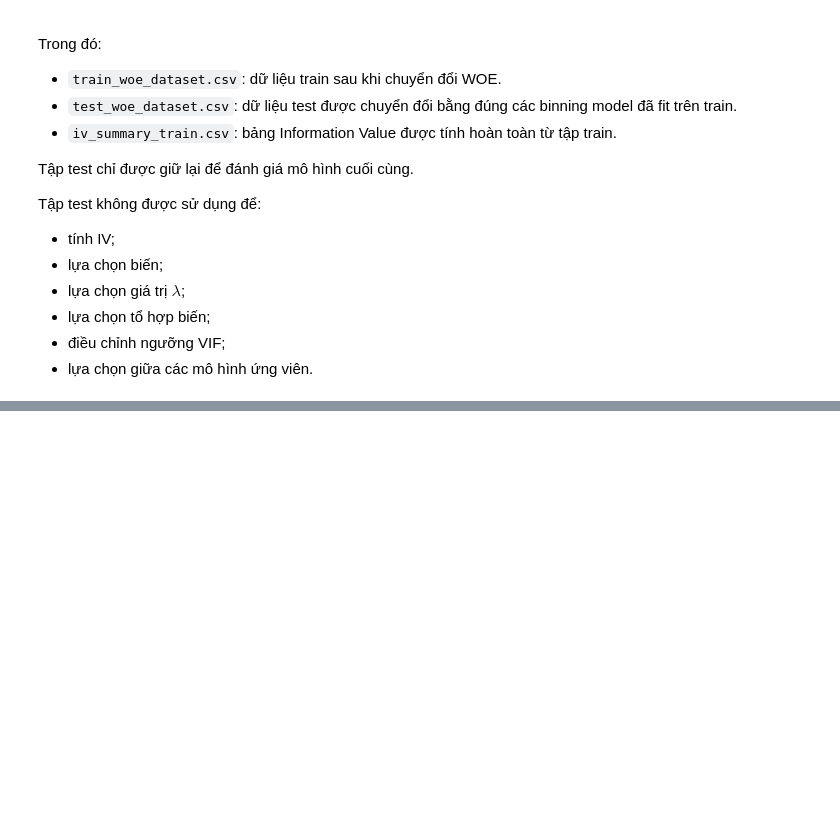
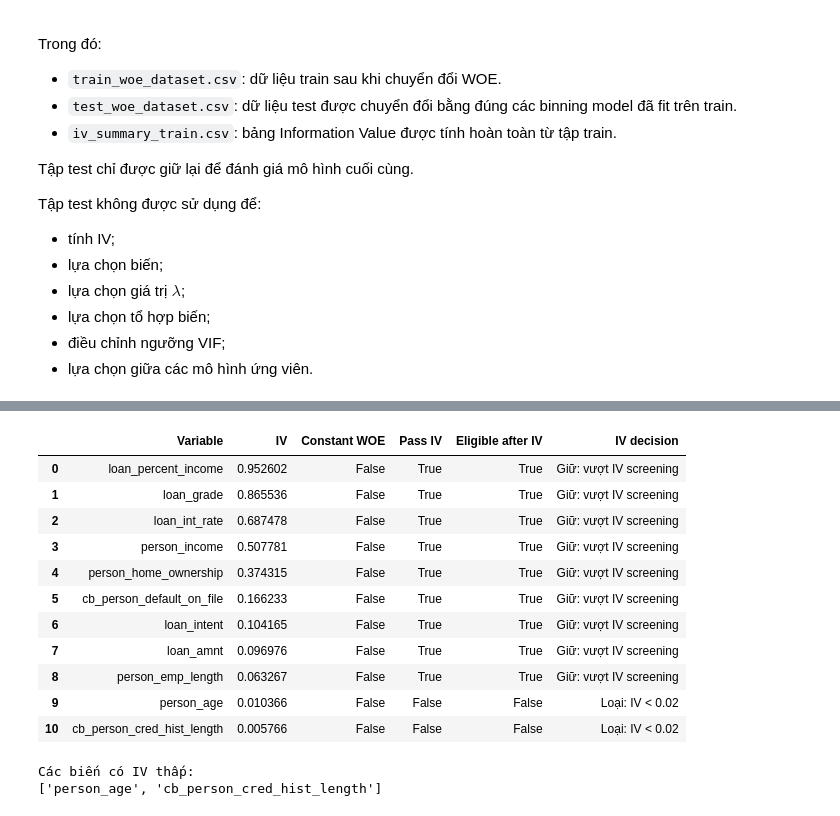
Before and after one commit to AIVIETNAM-AIO-trungcan/Module-2, a Jupyter notebook: notebook/FS_credit_score_features_selection.ipynb, the cells around one changed output, grey strips where cells are left out. Saved outputs shown, nothing was run; the diff lists cells and outputs as text; code cells hidden in the pictures; blank space fills up the shorter version.

```diff
--- a/notebook/FS_credit_score_features_selection.ipynb
+++ b/notebook/FS_credit_score_features_selection.ipynb
@@ -4854,0 +1673,56 @@ Tập test vẫn được giữ riêng cho giai đoạn đánh giá cuối cùng
+# %%
+iv_screening_table = build_iv_screening_table(
+    iv_summary_train=iv_summary_train,
+    train_woe_dataset=train_woe_dataset,
+    target=TARGET,
+    iv_threshold=IV_THRESHOLD
+)
+
+display(
+    iv_screening_table.style.format({
+        "IV": "{:.6f}"
+    })
+)
+# %% [output]
+|  | Variable | IV | Constant WOE | Pass IV | Eligible after IV | IV decision |
+| 0 | loan_percent_income | 0.952602 | False | True | True | Giữ: vượt IV screening |
+| 1 | loan_grade | 0.865536 | False | True | True | Giữ: vượt IV screening |
+| 2 | loan_int_rate | 0.687478 | False | True | True | Giữ: vượt IV screening |
+| 3 | person_income | 0.507781 | False | True | True | Giữ: vượt IV screening |
+| 4 | person_home_ownership | 0.374315 | False | True | True | Giữ: vượt IV screening |
+| 5 | cb_person_default_on_file | 0.166233 | False | True | True | Giữ: vượt IV screening |
+| 6 | loan_intent | 0.104165 | False | True | True | Giữ: vượt IV screening |
+| 7 | loan_amnt | 0.096976 | False | True | True | Giữ: vượt IV screening |
+| 8 | person_emp_length | 0.063267 | False | True | True | Giữ: vượt IV screening |
+| 9 | person_age | 0.010366 | False | False | False | Loại: IV < 0.02 |
+| 10 | cb_person_cred_hist_length | 0.005766 | False | False | False | Loại: IV < 0.02 |
+# %%
+LOW_IV_FEATURES = (
+    iv_screening_table.loc[
+        ~iv_screening_table["Pass IV"],
+        "Variable"
+    ]
+    .tolist()
+)
+
+print("Các biến có IV thấp:")
+print(LOW_IV_FEATURES)
+
+expected_low_iv_set = set(
+    EXPECTED_LOW_IV_FEATURES
+)
+
+actual_low_iv_set = set(
+    LOW_IV_FEATURES
+)
+
+if actual_low_iv_set != expected_low_iv_set:
+    warnings.warn(
+        "Danh sách biến có IV thấp trên train "
+        "khác với danh sách dự kiến.\n"
+        f"Dự kiến: {sorted(expected_low_iv_set)}\n"
+        f"Thực tế: {sorted(actual_low_iv_set)}"
+    )
+# %% [output]
+Các biến có IV thấp:
+['person_age', 'cb_person_cred_hist_length']
```
Also changed, not shown: parts of 99 cells of this notebook, 9 other files.
